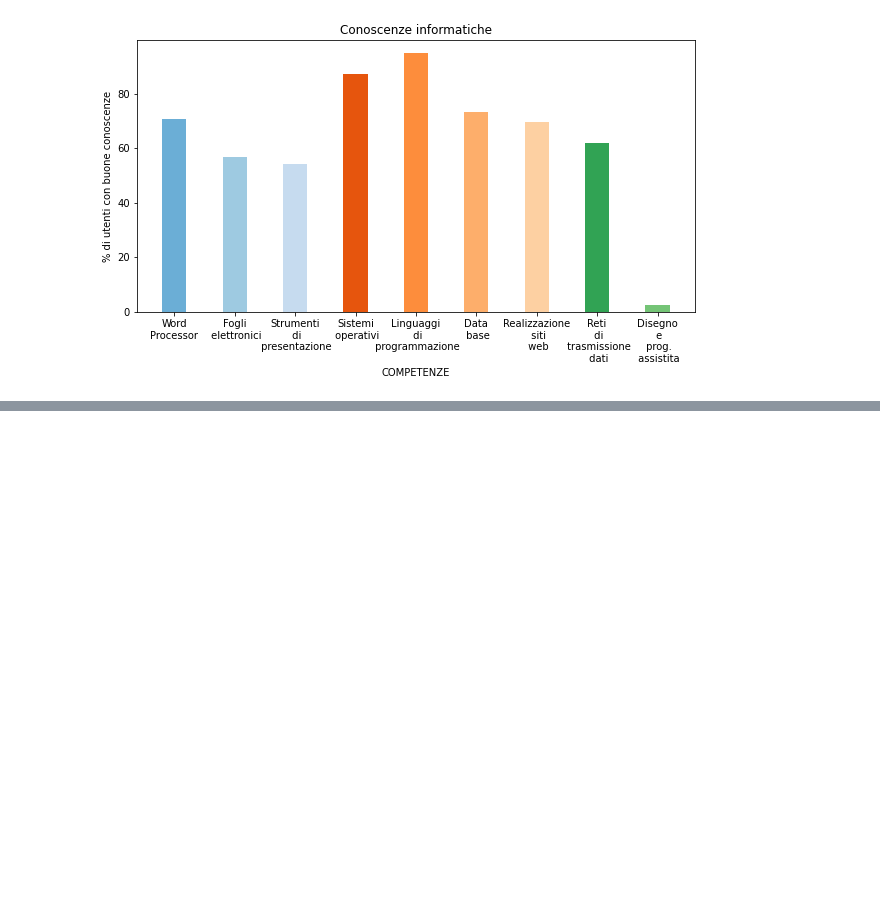
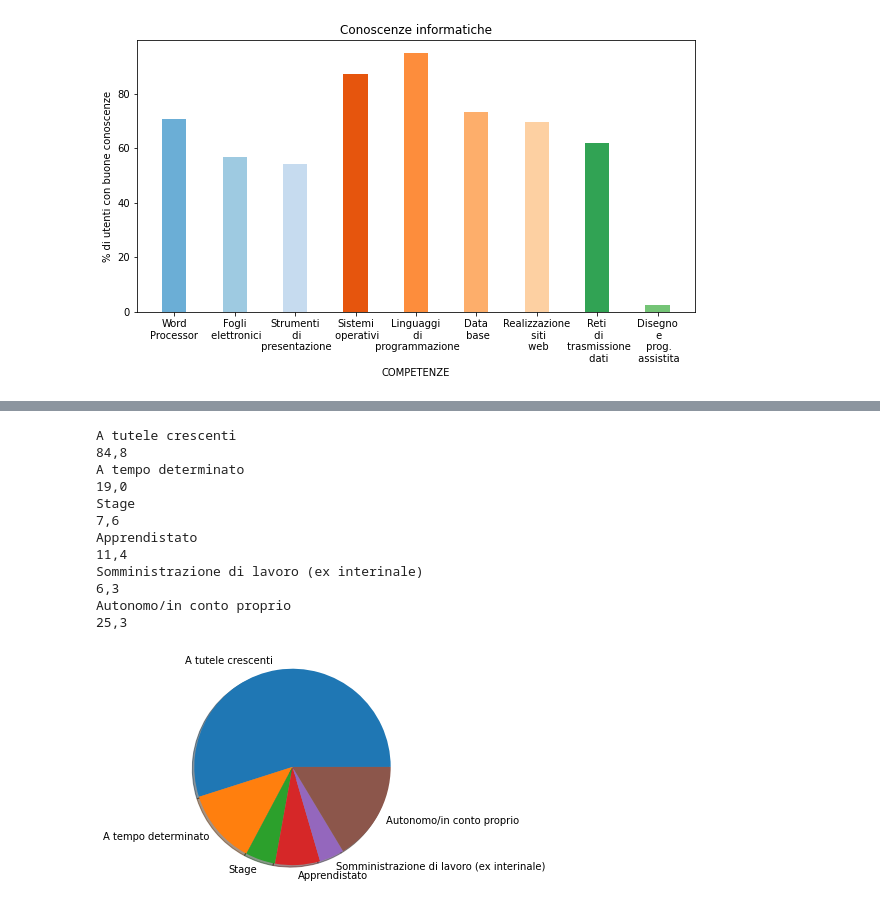
Before and after one commit to lorenzoborrelli/progetto_visual, a Jupyter notebook: 80_grafici.ipynb, the cells around one changed output, grey strips where cells are left out. Saved outputs shown, nothing was run; the diff lists cells and outputs as text; code cells hidden in the pictures; blank space fills up the shorter version.

```diff
--- a/80_grafici.ipynb
+++ b/80_grafici.ipynb
@@ -152,0 +246,45 @@ plt.show()
+# %%
+# torta: tipologia di contratti
+
+import csv
+
+#prelevare dati da csv
+laureati_milano='80_laureati_milano.csv'
+with open(laureati_milano,'rt')as f:
+    data = csv.reader(f, delimiter = ';')
+    intrestingHist=[row for idx, row in enumerate(data) if idx in range(255,261) ]
+
+    # per controllare se i dati estratti sono giusti ---------------------------------
+    for row in intrestingHist:
+        print(row[0])
+        #per printare il dato allegato se c'è lo stampo altrimenti se non c'è genero eccezione che evito usando continue
+        try:
+            print(row[1])
+        except:
+            continue
+
+
+
+labels = [intrestingHist[0][0], intrestingHist[1][0], intrestingHist[2][0], intrestingHist[3][0],intrestingHist[4][0], intrestingHist[5][0] ]
+sizes = np.array([ float(intrestingHist[0][1].replace(",",".")), float(intrestingHist[1][1].replace(",",".")), float(intrestingHist[2][1].replace(",",".")), float(intrestingHist[3][1].replace(",",".")), float(intrestingHist[4][1].replace(",",".")), float(intrestingHist[5][1].replace(",",".")) ])
+
+fig1, ax1 = plt.subplots()
+ax1.pie(x = sizes, labels=labels,
+        shadow=True)
+ax1.axis('equal')
+
+plt.show()
+# %% [output]
+A tutele crescenti
+84,8
+A tempo determinato
+19,0
+Stage
+7,6
+Apprendistato
+11,4
+Somministrazione di lavoro (ex interinale)
+6,3
+Autonomo/in conto proprio
+25,3
+[figure, added]
```
Also changed, not shown: parts of 6 cells of this notebook.
